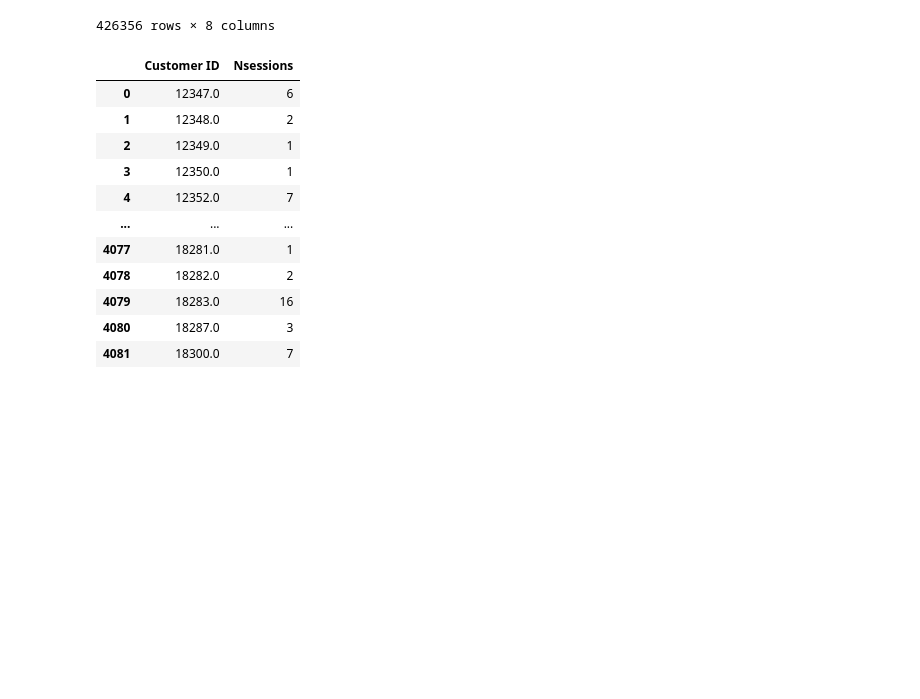
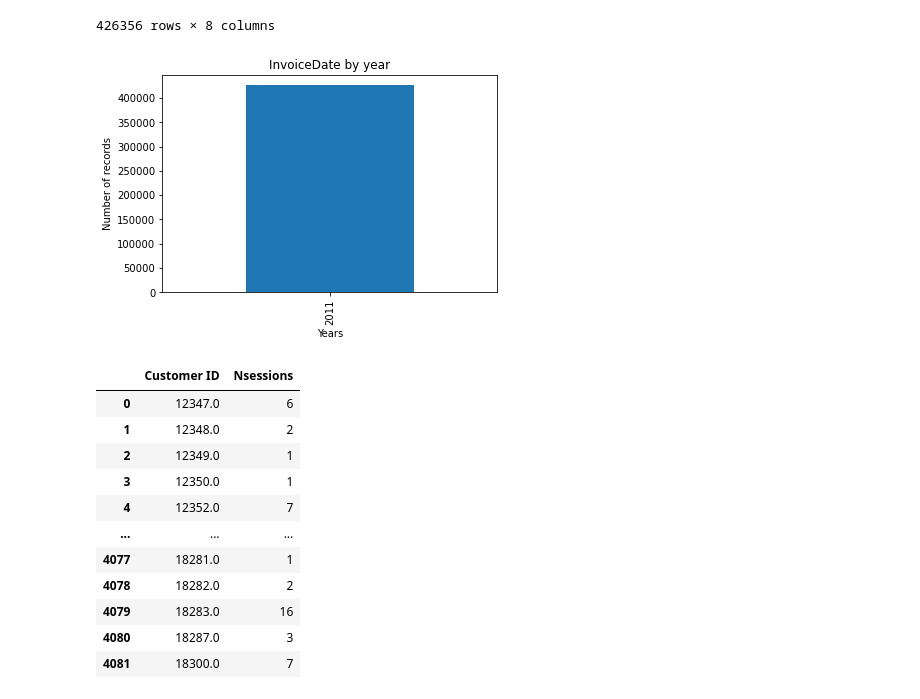
Before and after one commit to stefanobianco12/Data-Mining-Project, a Jupyter notebook: Customer.ipynb, the cells around one changed output. Saved outputs shown, nothing was run; the diff lists cells and outputs as text; code cells hidden in the pictures; blank space fills up the shorter version.

Commit message:
Dataset and customer

```diff
--- a/Customer.ipynb
+++ b/Customer.ipynb
@@ -391,7 +391,7 @@ df=Customer_2010
 # %%
 df.to_csv('D:/Desktop/DataMining/Customer_2010.csv')
 # %%
-df = pd.read_csv('D:/Desktop/DataMining/new_Basket_2_2011.csv', sep=',')
+df = pd.read_csv('dataset/new_Basket_2_2011.csv', sep=',')
 df
 # %% [output]
 |  | Country | Customer ID | Description | Invoice | InvoiceDate | Price | Quantity | StockCode |
@@ -407,6 +407,15 @@ df
 | 426354 | France | 12680.0 | CHILDRENS CUTLERY CIRCUS PARADE | 581587 | 2011-09-12 12:50:00 | 4.15 | 4 | 23255 |
 | 426355 | France | 12680.0 | BAKING SET 9 PIECE RETROSPOT | 581587 | 2011-09-12 12:50:00 | 4.95 | 3 | 22138 |
 426356 rows × 8 columns
+# %%
+df['InvoiceDate'] = pd.to_datetime(df['InvoiceDate'])
+df['InvoiceDate'].groupby(df.InvoiceDate.dt.year).agg('count').plot(kind="bar")
+plt.title("InvoiceDate by year")
+plt.xlabel("Years")
+plt.ylabel("Number of records")
+plt.show()
+# %% [output]
+[figure, added]
 # %%
 #number of distinct session for Customer
 Nsessions = df.groupby('Customer ID')['Invoice'].nunique().reset_index()
```
Also changed, not shown: parts of 34 cells of this notebook, 3 other files.
